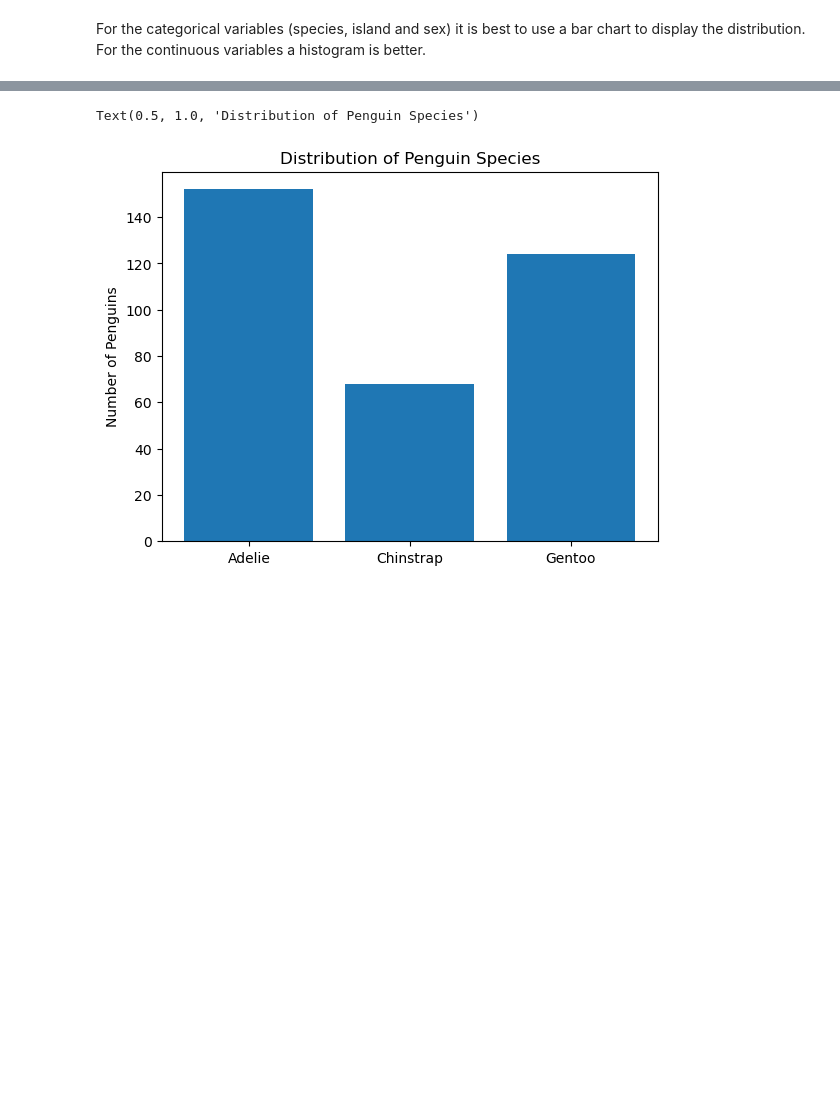
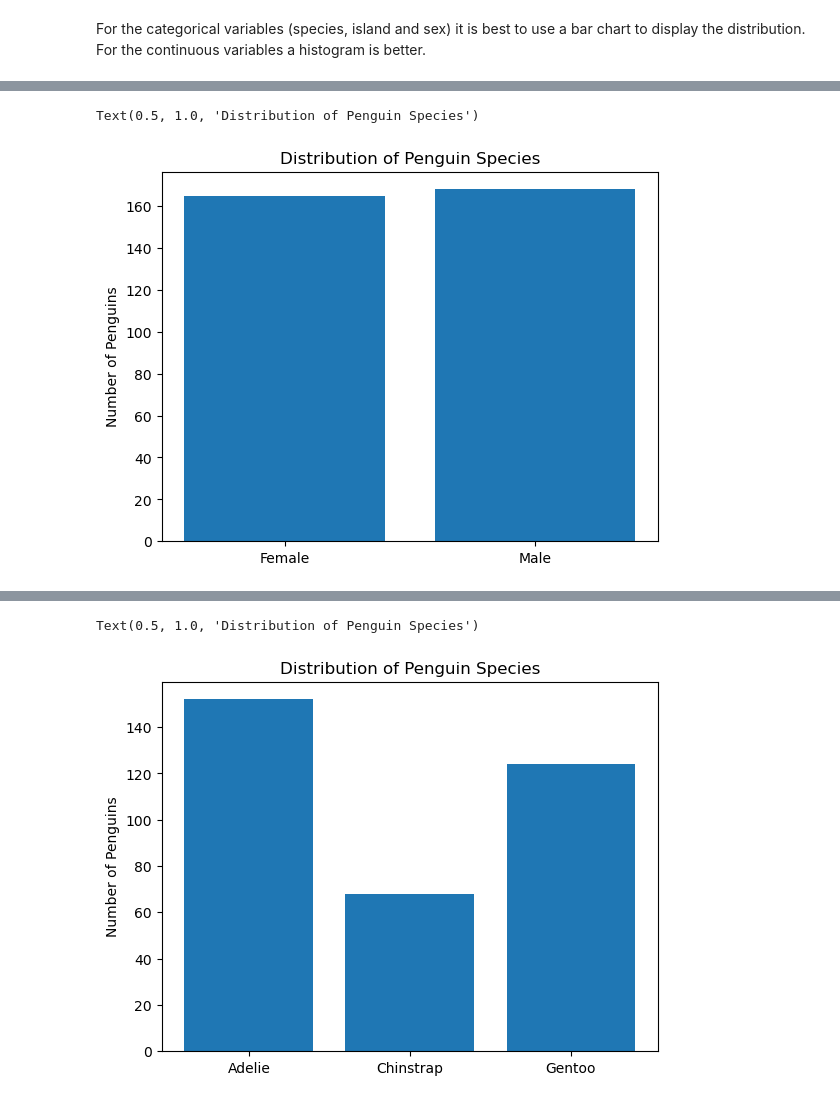
Before and after one commit to Kevin002023/FODA, a Jupyter notebook: tasks.ipynb, the cells around one changed output, grey strips where cells are left out. Cells and saved outputs as stored; diff of their text form; code cells hidden in the pictures; blank space fills up the shorter version.

Commit message:
Fixed graphs

```diff
--- a/tasks.ipynb
+++ b/tasks.ipynb
@@ -174,0 +188,6 @@ For the categorical variables (species, island and sex) it is best to use a bar
+# %%
+
+sex2 = sex.dropna()
+sex2.info()
+
+#After removing the null values there are only 333 entires. 10 null values have been removed.
@@ -174,0 +203,11 @@ For the categorical variables (species, island and sex) it is best to use a bar
+# %%
+Sex, counts0 = np.unique(sex2, return_counts=True)
+
+fig, ax = plt.subplots()
+
+ax.bar(Sex, counts0);
+ax.set_ylabel("Number of Penguins")
+ax.set_title("Distribution of Male vs Female Penguins")
+# %% [output]
+Text(0.5, 1.0, 'Distribution of Penguin Species')
+[figure, added]
```
Also changed, not shown: parts of 20 cells of this notebook.
